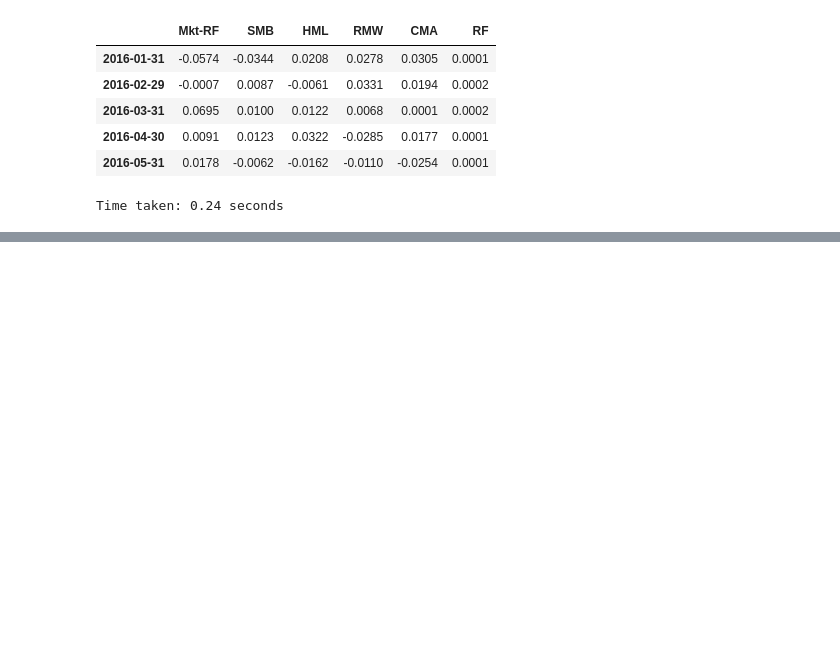
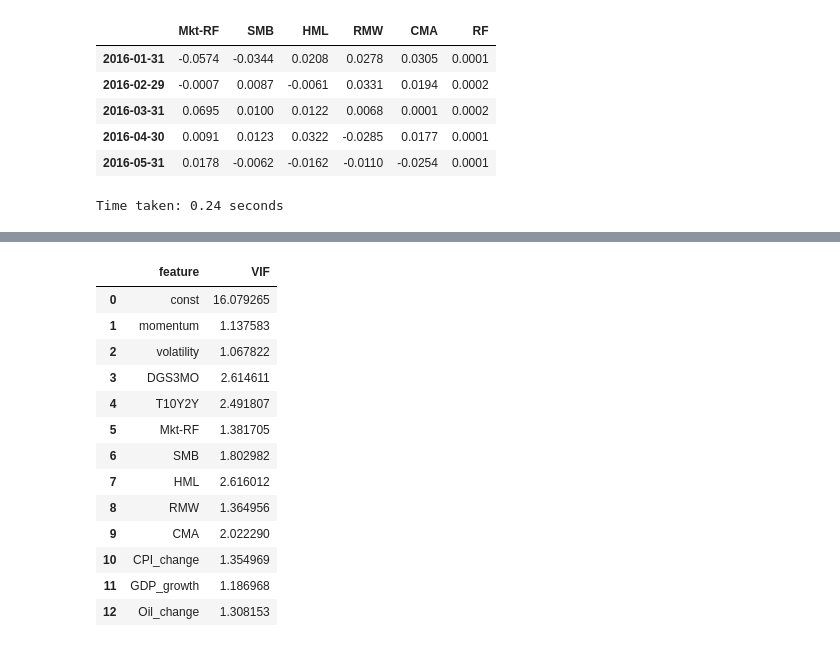
Before and after one commit to rishyg20/Alpha-Research---Assignment-2, a Jupyter notebook: Alpha_Research_Assignment2_Pushkal_Rishabh.ipynb, the cells around one changed output, grey strips where cells are left out. Drawn from its saved outputs; the diff is of its cells as text; code cells hidden in the pictures; blank space fills up the shorter version.

```diff
--- a/Alpha_Research_Assignment2_Pushkal_Rishabh.ipynb
+++ b/Alpha_Research_Assignment2_Pushkal_Rishabh.ipynb
@@ -599,0 +611,26 @@ Number of observations: 52879
+# %%
+from statsmodels.stats.outliers_influence import variance_inflation_factor
+
+vif = pd.DataFrame()
+
+vif['feature'] = X.columns
+vif['VIF'] = [
+    variance_inflation_factor(X.values, i)
+    for i in range(X.shape[1])
+]
+vif
+# %% [output]
+|  | feature | VIF |
+| 0 | const | 16.079265 |
+| 1 | momentum | 1.137583 |
+| 2 | volatility | 1.067822 |
+| 3 | DGS3MO | 2.614611 |
+| 4 | T10Y2Y | 2.491807 |
+| 5 | Mkt-RF | 1.381705 |
+| 6 | SMB | 1.802982 |
+| 7 | HML | 2.616012 |
+| 8 | RMW | 1.364956 |
+| 9 | CMA | 2.022290 |
+| 10 | CPI_change | 1.354969 |
+| 11 | GDP_growth | 1.186968 |
+| 12 | Oil_change | 1.308153 |
```
Also changed, not shown: parts of 16 cells of this notebook.
